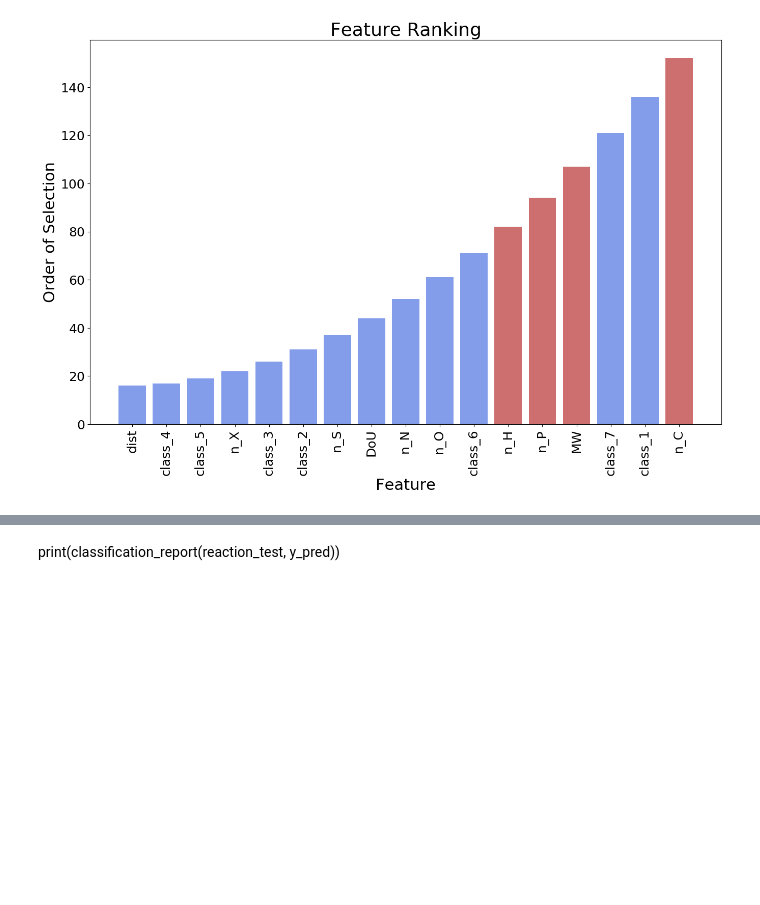
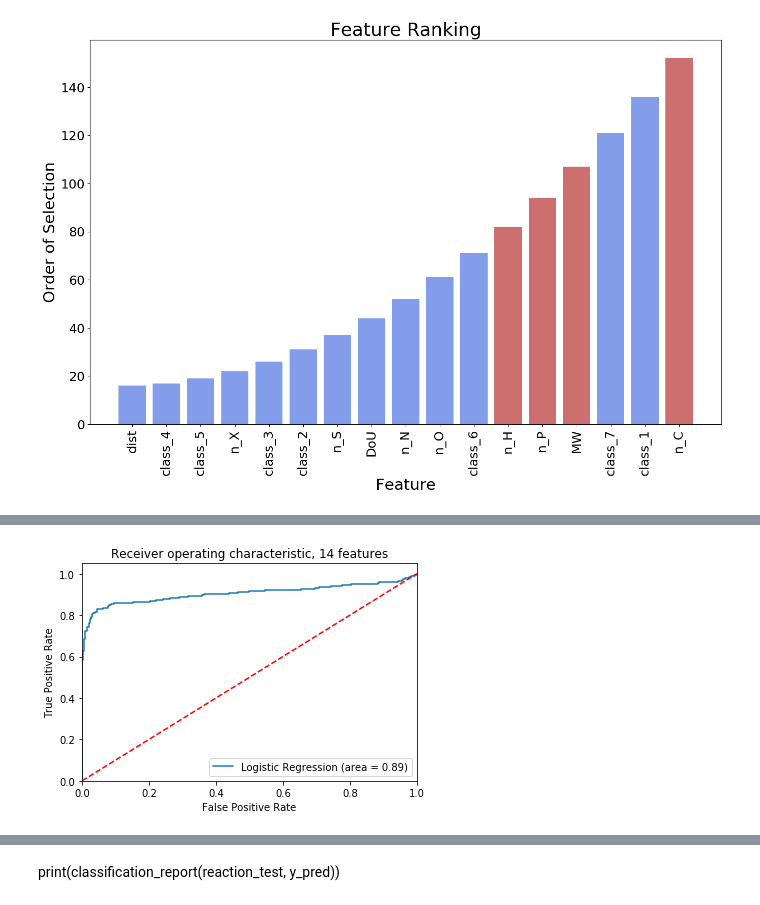
Before and after one commit to theicechol/metamoles, a Jupyter notebook: notebooks/model_creation.ipynb, the cells around one changed output, grey strips where cells are left out. Saved outputs shown, nothing was run; the diff lists cells and outputs as text; code cells hidden in the pictures; blank space fills up the shorter version.

```diff
--- a/notebooks/model_creation.ipynb
+++ b/notebooks/model_creation.ipynb
@@ -289,15 +252,23 @@ plt.show()
 # %%
-logreg2.fit(feature_train, np.ravel(reaction_train))
-logit_roc_auc = roc_auc_score(reaction_test, logreg2.predict(feature_test))
-fpr, tpr, thresholds = roc_curve(reaction_test, logreg2.predict_proba(feature_test)[:,1])
+# roc/auc for 14 feature model
+logreg14 = linear_model.LogisticRegression(solver='liblinear', penalty='l1', random_state=1, class_weight='balanced')
+logreg14.fit(feature_train, np.ravel(reaction_train))
+
+logit_roc_auc = roc_auc_score(reaction_test, logreg14.predict(feature_test))
+
+fpr, tpr, thresholds = roc_curve(reaction_test, logreg14.predict_proba(feature_test)[:,1])
+
 plt.figure()
 plt.plot(fpr, tpr, label='Logistic Regression (area = %0.2f)' % logit_roc_auc)
 plt.plot([0, 1], [0, 1],'r--')
 plt.xlim([0.0, 1.0])
 plt.ylim([0.0, 1.05])
 plt.xlabel('False Positive Rate')
 plt.ylabel('True Positive Rate')
-plt.title('Receiver operating characteristic')
+plt.title('Receiver operating characteristic, 14 features')
 plt.legend(loc="lower right")
-plt.savefig('Log_ROC')
+
+#plt.savefig('Log_ROC_14')
 plt.show()
+# %% [output]
+[figure, added]
```
Also changed, not shown: parts of 33 cells of this notebook.
